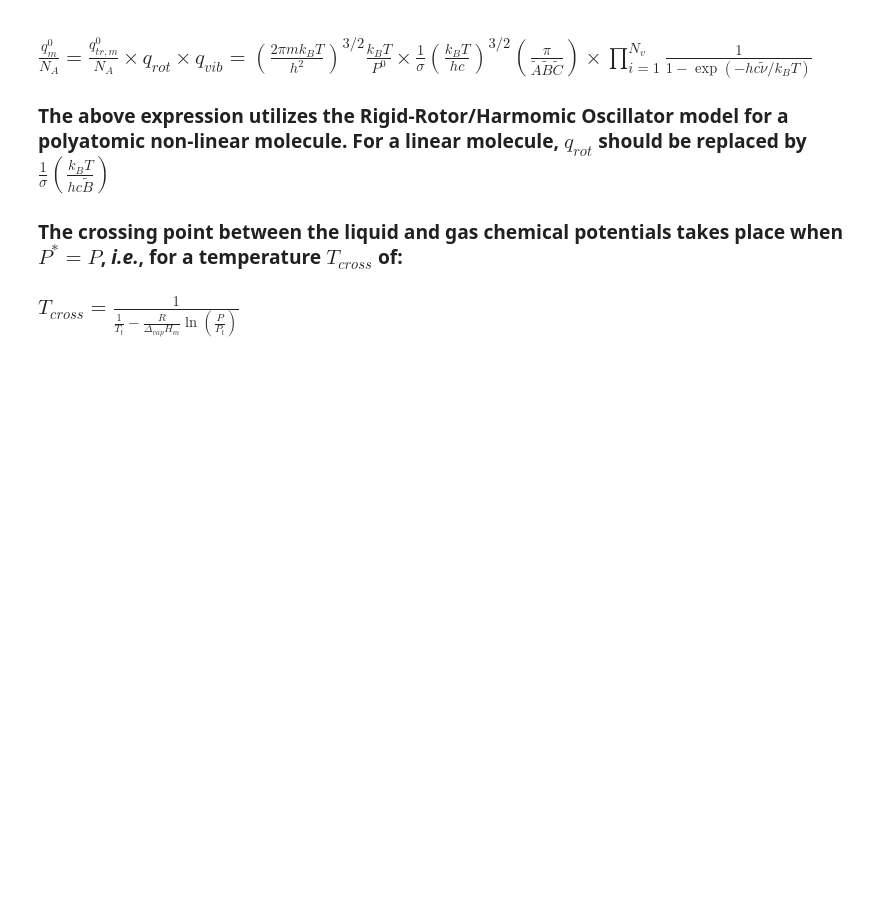
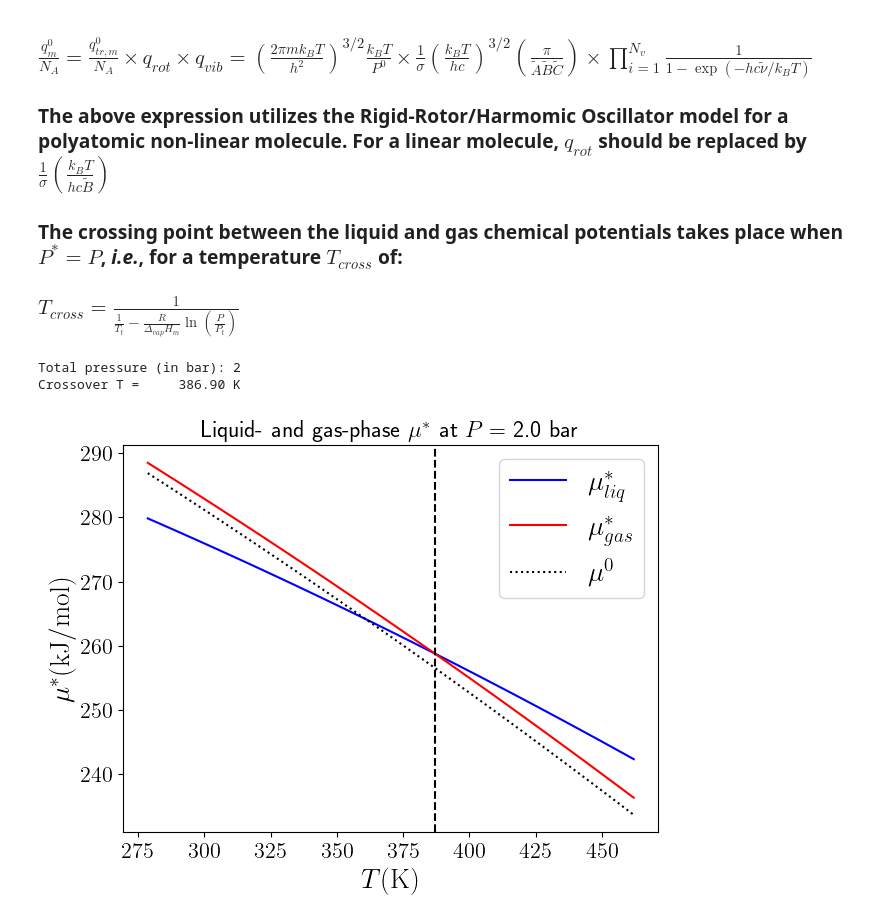
Before and after one commit to emartineznunez/LV_phase_diagrams, a Jupyter notebook: Phase_diagram_pure.ipynb, the cells around one changed output. Drawn from its saved outputs; the diff is of its cells as text; code cells hidden in the pictures; blank space fills up the shorter version.

```diff
--- a/Phase_diagram_pure.ipynb
+++ b/Phase_diagram_pure.ipynb
@@ -444,6 +471,7 @@ qt = np.empty(N)
 qr = np.empty(N)
 qv = np.empty(N)
 qp = np.empty(N)
+corr = np.empty(N)
 
 ! ./get_freq_mopac.sh molA.out > dum
 freqA = ! awk '{if($1<0) print -$1; else print $1}' dum
@@ -451,38 +479,49 @@ mA = ! awk '/MOLECULAR WEIGHT/{print $4;exit}' molA.out
 AA = ! awk '/A =/{print $3; exit}' molA.out
 BA = ! awk '/A =/{print $6; exit}' molA.out
 CA = ! awk '/A =/{print $9; exit}' molA.out
+
+T100 = np.linspace(0.01,298,100)
+
+for Ti in T100:
+  index = np.where(T100 == Ti)[0][0]
+  corri = G_m_0(Ti,float(mA[0]),float(AA[0]),float(BA[0]),float(CA[0]),float(lin_A[0]),nat_A,float(sigmaA[0]),*freqA)
+  corr[index]=corri
 
 T = T1
 for Ti in T:
   index = np.where(T == Ti)[0][0]
   corrA = G_m_0(Ti,float(mA[0]),float(AA[0]),float(BA[0]),float(CA[0]),float(lin_A[0]),nat_A,float(sigmaA[0]),*freqA)
   qti,qri,qvi,qpi = pfs(Ti,float(mA[0]),float(AA[0]),float(BA[0]),float(CA[0]),float(lin_A[0]),nat_A,float(sigmaA[0]),*freqA)
   muA0i = (float(ene_A[0])+float(zpe_A[0]) )*4.184 + corrA
   muA0[index] = muA0i
   qt[index]=qti
   qr[index]=qri
   qv[index]=qvi
   qp[index]=qpi
 
 dH = dHA
 tcross = 1 / (1 / TtA - R /dH * np.log(ptot/PtA))
 print('Crossover T =  %9.2f K' % tcross)
 #Plot the Gibbs energies of the different phases
 plt.rcParams['text.usetex'] = True
 plt.plot(T,Gm_l(T),'-',color='blue', label='$\mu_{liq}^*$')
 plt.plot(T,Gm_g(T),'-',color='red', label='$\mu_{gas}^*$')
 plt.plot(T,muA0,':',color='black', label='$\mu^0$')
 plt.ylabel(r'$\mu^*(\mathrm{kJ/mol})$',fontsize=20)
 plt.xlabel(r'$T(\mathrm{K})$',fontsize=20)
 plt.legend(fontsize=20)
 #plt.xlim(cot,cot2)
 plt.xticks(fontsize=16)
 plt.yticks(fontsize=16)
 plt.axvline(x=tcross,color='black',ls='--')
 plt.tight_layout()
 plt.title('Liquid- and gas-phase $\mu^*$ at $P=$ '+str(ptot)+' bar', fontsize=17)
 plt.savefig('Gibbs_energies.svg')
 plt.show()
+# %% [output]
+Total pressure (in bar): 2
+Crossover T =     386.90 K
+[figure, added]
 # %% [markdown]
 ### The difference between $\mu_{liq}^*$ and $\mu_{gas}^*$ arises from the difference in the molar Gibbs energy to bring and ideal gas from pressure $P^*$ to $P$:
 
```
Also changed, not shown: parts of 5 cells of this notebook.
